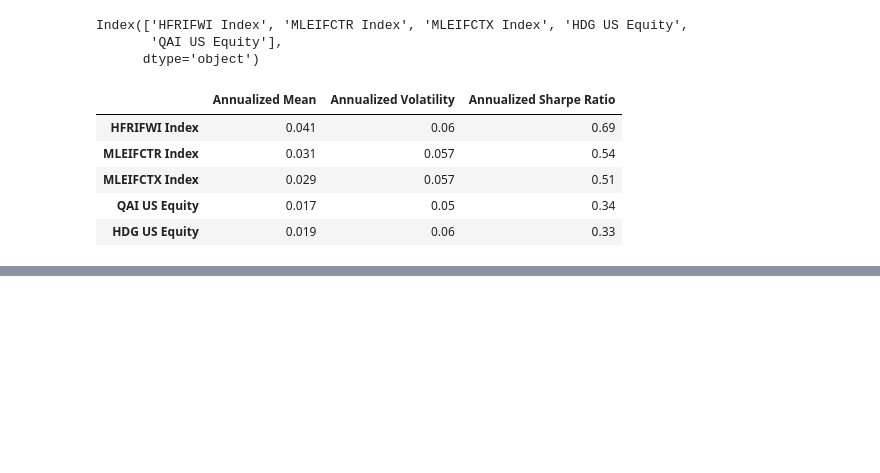
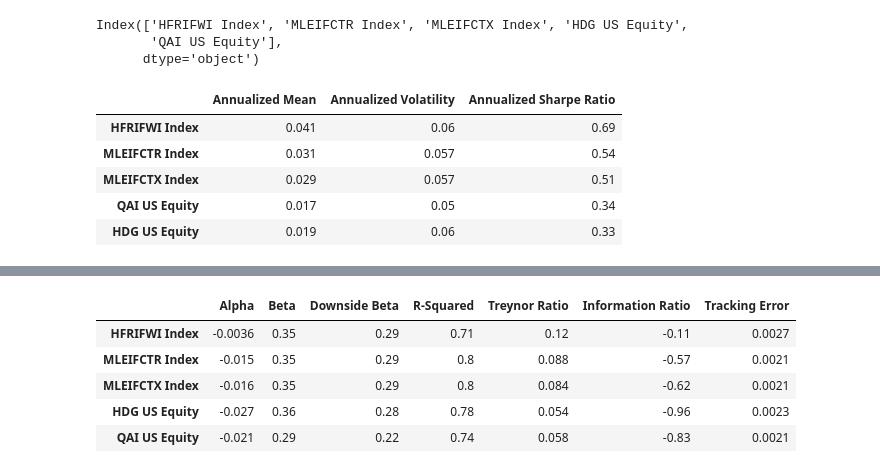
Before and after one commit to spknash/FINM-hw, a Jupyter notebook: HW2/hw2.ipynb, the cells around one changed output, grey strips where cells are left out. Saved outputs shown, nothing was run; the diff lists cells and outputs as text; code cells hidden in the pictures; blank space fills up the shorter version.

```diff
--- a/HW2/hw2.ipynb
+++ b/HW2/hw2.ipynb
@@ -256,0 +354,11 @@ dtype: float64
+# %%
+spy = m_factors["SPY US Equity"]
+regression_metrics = calc_iter_regr(hf_series, spy, one_to_many=True)
+regression_metrics
+# %% [output]
+|  | Alpha | Beta | Downside Beta | R-Squared | Treynor Ratio | Information Ratio | Tracking Error |
+| HFRIFWI Index | -0.0036 | 0.35 | 0.29 | 0.71 | 0.12 | -0.11 | 0.0027 |
+| MLEIFCTR Index | -0.015 | 0.35 | 0.29 | 0.8 | 0.088 | -0.57 | 0.0021 |
+| MLEIFCTX Index | -0.016 | 0.35 | 0.29 | 0.8 | 0.084 | -0.62 | 0.0021 |
+| HDG US Equity | -0.027 | 0.36 | 0.28 | 0.78 | 0.054 | -0.96 | 0.0023 |
+| QAI US Equity | -0.021 | 0.29 | 0.22 | 0.74 | 0.058 | -0.83 | 0.0021 |
```
Also changed, not shown: parts of 13 cells of this notebook.
